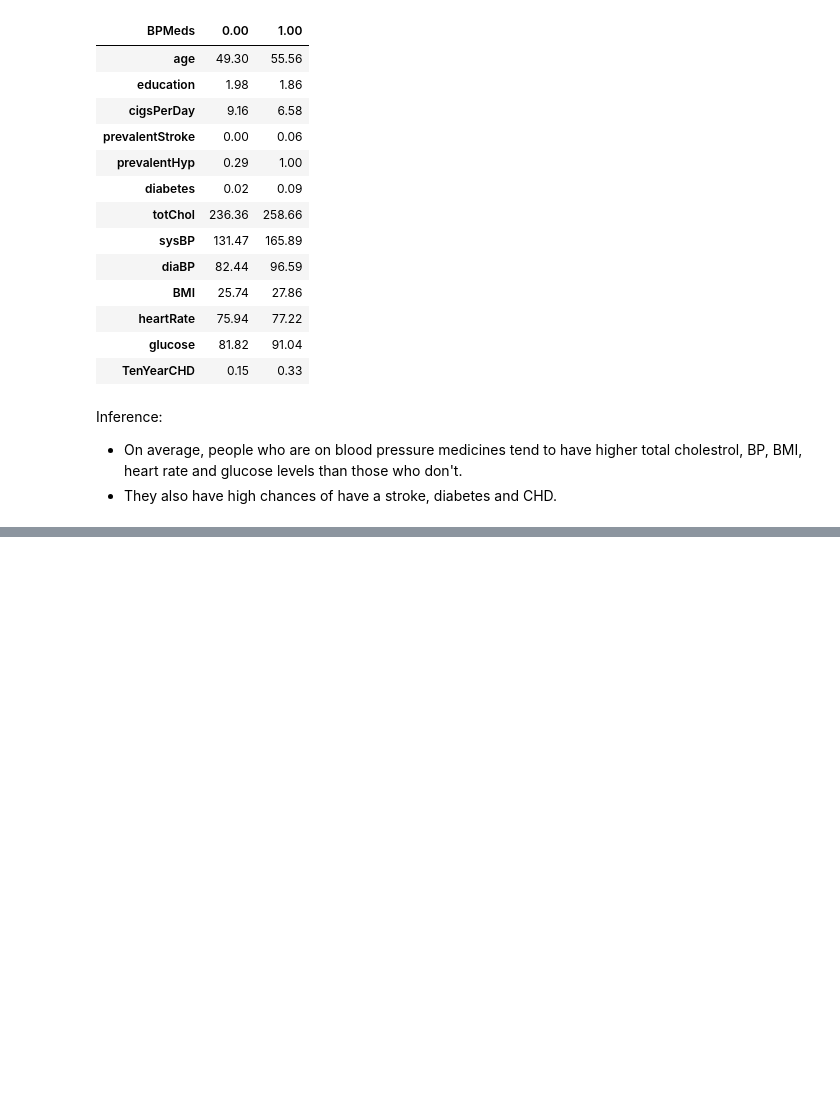
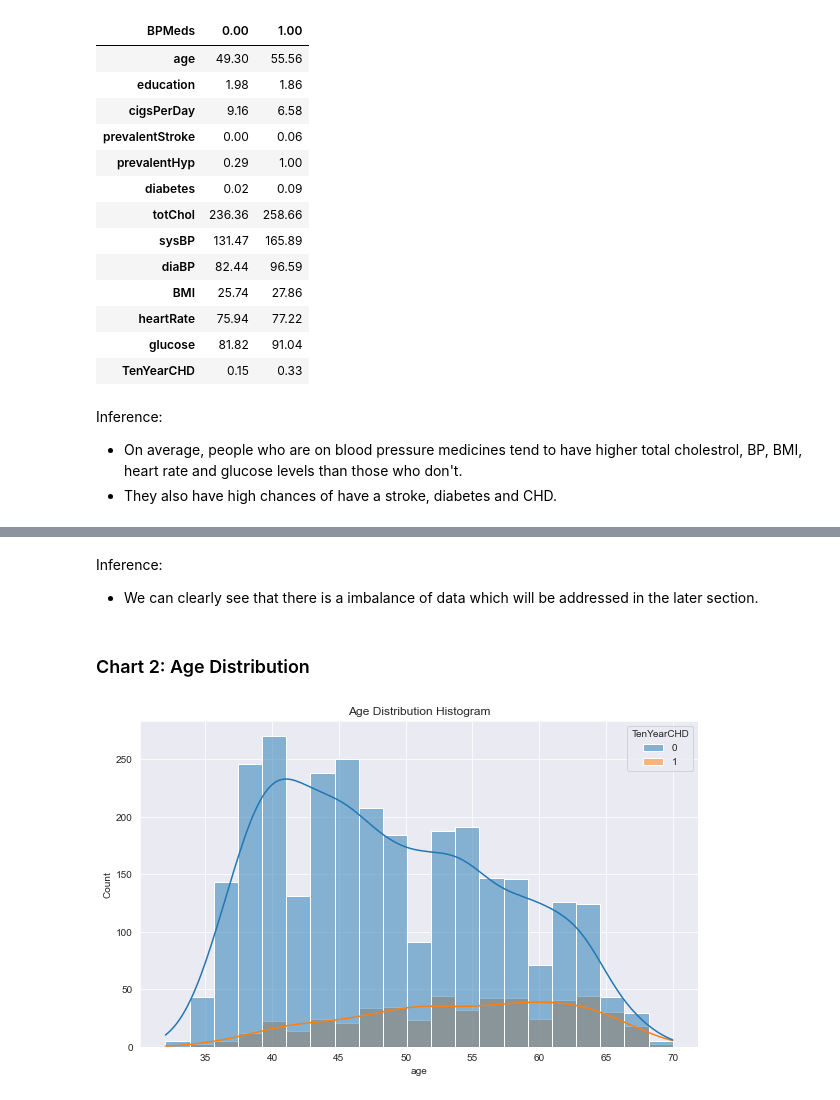
Before and after one commit to olaniSiyum/heart-disease-prediction, a Jupyter notebook: models/heart_disease.ipynb, the cells around one changed output, grey strips where cells are left out. Drawn from its saved outputs; the diff is of its cells as text; code cells hidden in the pictures; blank space fills up the shorter version.

```diff
--- a/models/heart_disease.ipynb
+++ b/models/heart_disease.ipynb
@@ -301,0 +315,12 @@ Inference:
+# %% [markdown]
+Inference:
+- We can clearly see that there is a imbalance of data which will be addressed in the later section.
+# %% [markdown]
+### Chart 2: Age Distribution
+# %%
+plt.figure(figsize=(10, 6))
+sns.histplot(data=data, x="age", hue="TenYearCHD", kde=True)
+plt.title("Age Distribution Histogram")
+plt.show()
+# %% [output]
+[figure, added]
```
Also changed, not shown: parts of 30 cells of this notebook.
